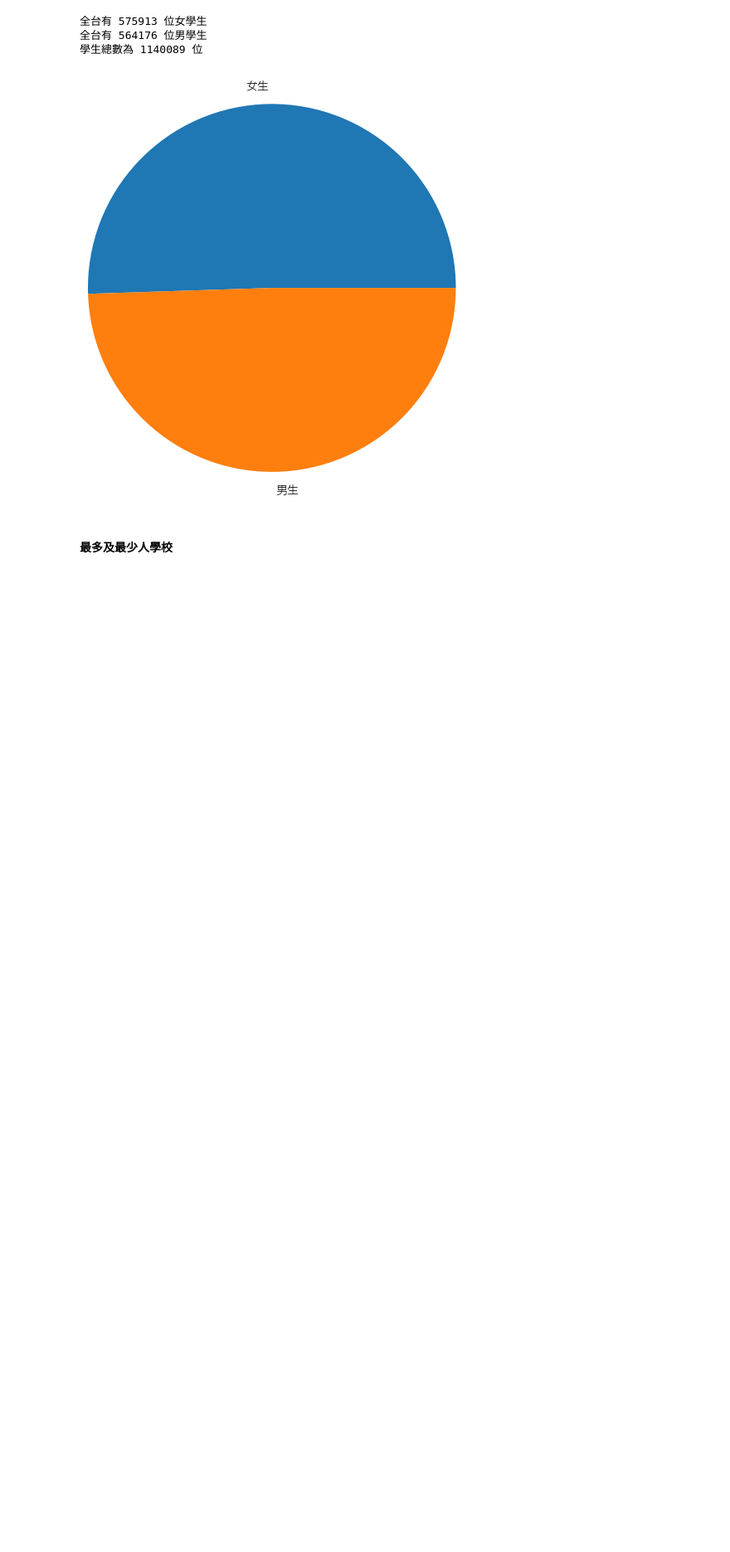
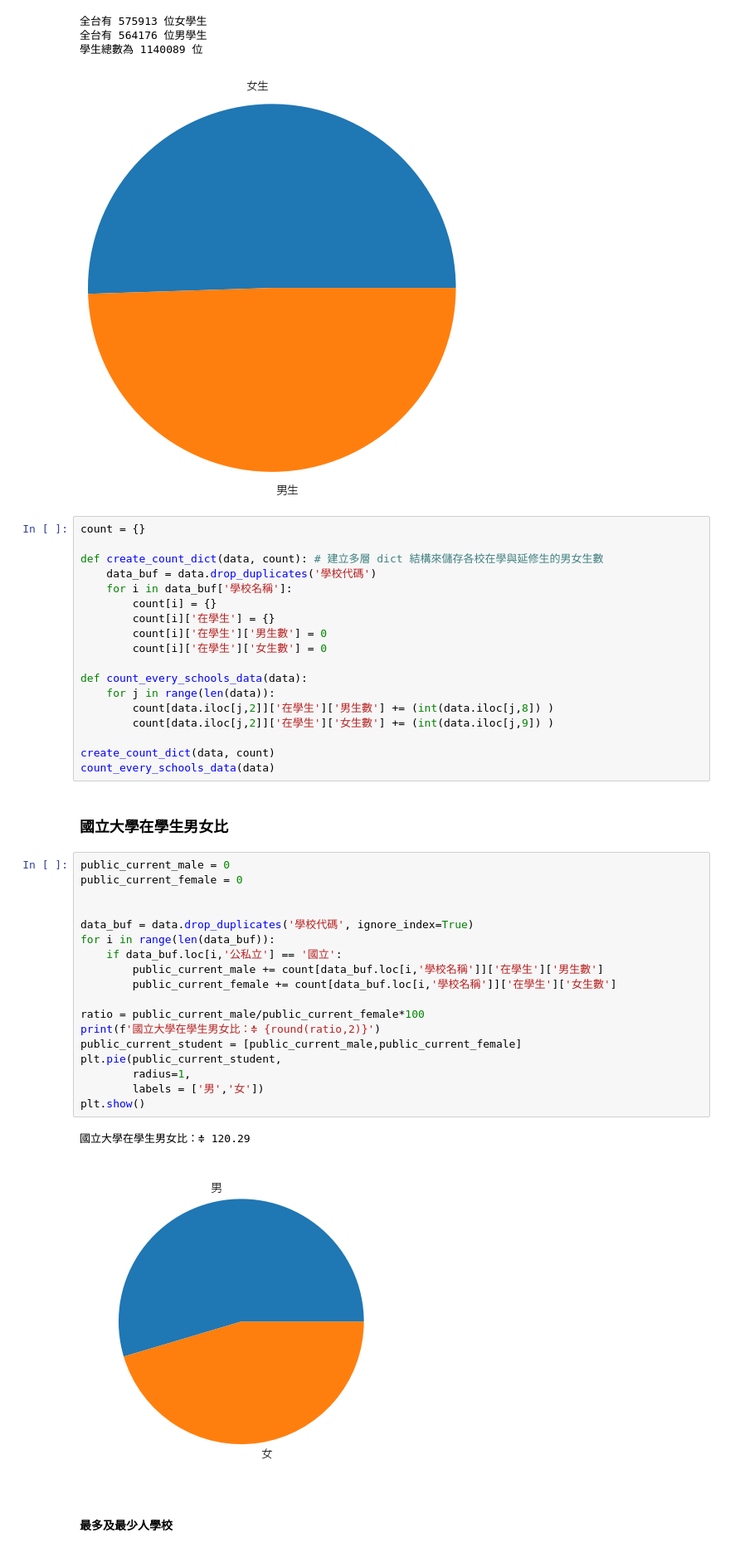
Before and after one commit to kw404/LATIA112-1, a Jupyter notebook: HW1/HW-1.ipynb, the cells around one changed output. Shown at 83% size. Drawn from its saved outputs; the diff is of its cells as text; blank space fills up the shorter version.

```diff
--- a/HW1/HW-1.ipynb
+++ b/HW1/HW-1.ipynb
@@ -186,6 +186,47 @@ plt.show()
 全台有 564176 位男學生
 學生總數為 1140089 位
 [figure]
+# %%
+count = {}
+
+def create_count_dict(data, count): # 建立多層 dict 結構來儲存各校在學與延修生的男女生數
+    data_buf = data.drop_duplicates('學校代碼')
+    for i in data_buf['學校名稱']:
+        count[i] = {}
+        count[i]['在學生'] = {}
+        count[i]['在學生']['男生數'] = 0
+        count[i]['在學生']['女生數'] = 0
+
+def count_every_schools_data(data):
+    for j in range(len(data)):
+        count[data.iloc[j,2]]['在學生']['男生數'] += (int(data.iloc[j,8]) )
+        count[data.iloc[j,2]]['在學生']['女生數'] += (int(data.iloc[j,9]) )
+
+create_count_dict(data, count)
+count_every_schools_data(data)
+# %% [markdown]
+### 國立大學在學生男女比
+# %%
+public_current_male = 0
+public_current_female = 0
+
+
+data_buf = data.drop_duplicates('學校代碼', ignore_index=True)
+for i in range(len(data_buf)):
+    if data_buf.loc[i,'公私立'] == '國立':
+        public_current_male += count[data_buf.loc[i,'學校名稱']]['在學生']['男生數']
+        public_current_female += count[data_buf.loc[i,'學校名稱']]['在學生']['女生數']
+
+ratio = public_current_male/public_current_female*100
+print(f'國立大學在學生男女比：≑ {round(ratio,2)}')
+public_current_student = [public_current_male,public_current_female]
+plt.pie(public_current_student,
+        radius=1,
+        labels = ['男','女'])
+plt.show()
+# %% [output]
+國立大學在學生男女比：≑ 120.29
+[figure, added]
 # %% [markdown]
 #### 最多及最少人學校
 # %%
```
Also changed, not shown: parts of 2 cells of this notebook.
